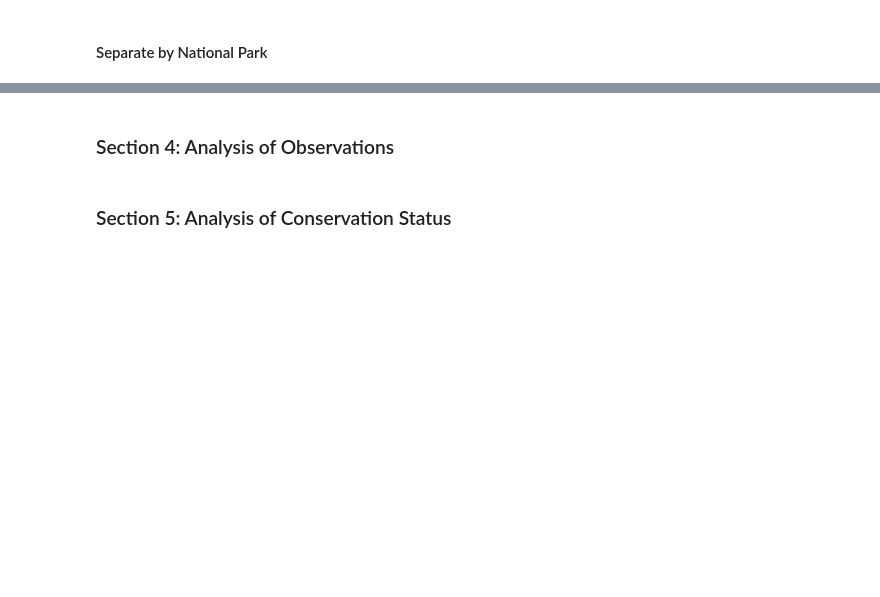
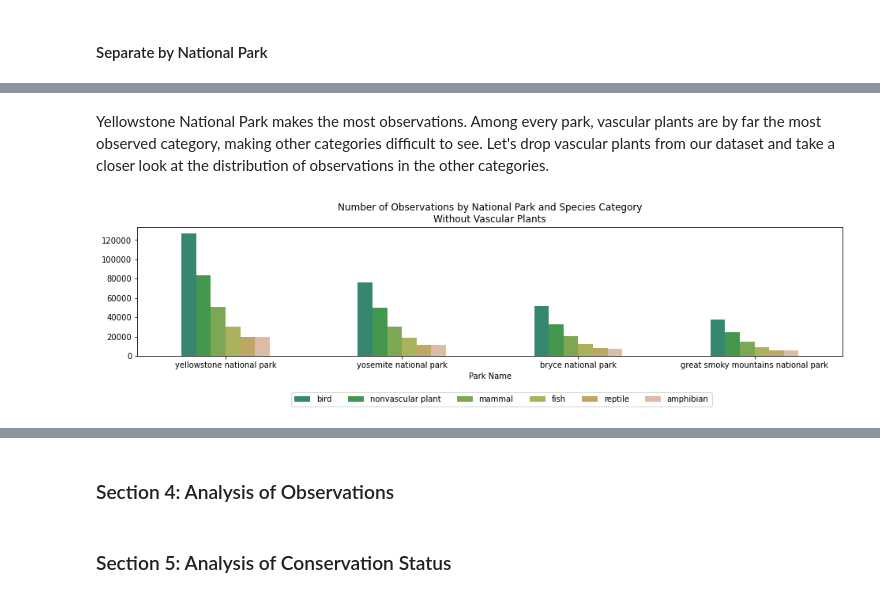
Before and after one commit to leahmfulmer/codecademy-projects, a Jupyter notebook: national-parks-service-biodiversity/lmf-national-parks-service-biodiversity.ipynb, the cells around one changed output, grey strips where cells are left out. Drawn from its saved outputs; the diff is of its cells as text; code cells hidden in the pictures; blank space fills up the shorter version.

```diff
--- a/national-parks-service-biodiversity/lmf-national-parks-service-biodiversity.ipynb
+++ b/national-parks-service-biodiversity/lmf-national-parks-service-biodiversity.ipynb
@@ -179,0 +227,13 @@ yosemite = isolate("yosemite national park")
+# %% [markdown]
+Yellowstone National Park makes the most observations. Among every park, vascular plants are by far the most observed category, making other categories difficult to see. Let's drop vascular plants from our dataset and take a closer look at the distribution of observations in the other categories.
+# %%
+# Plot Number of Observations by National Park and Species Category Without Vascular Plants
+
+pivot_category.drop(['vascular plant'], axis=1).plot(x='park_name', kind='bar', rot=0, \
+        title="Number of Observations by National Park and Species Category\nWithout Vascular Plants", \
+        xlabel='Park Name', figsize=(16,3), color=colors)
+plt.legend(ncol=7, bbox_to_anchor=(0.82, -0.25))
+
+plt.show()
+# %% [output]
+[figure, added]
```
Also changed, not shown: parts of 30 cells of this notebook.
